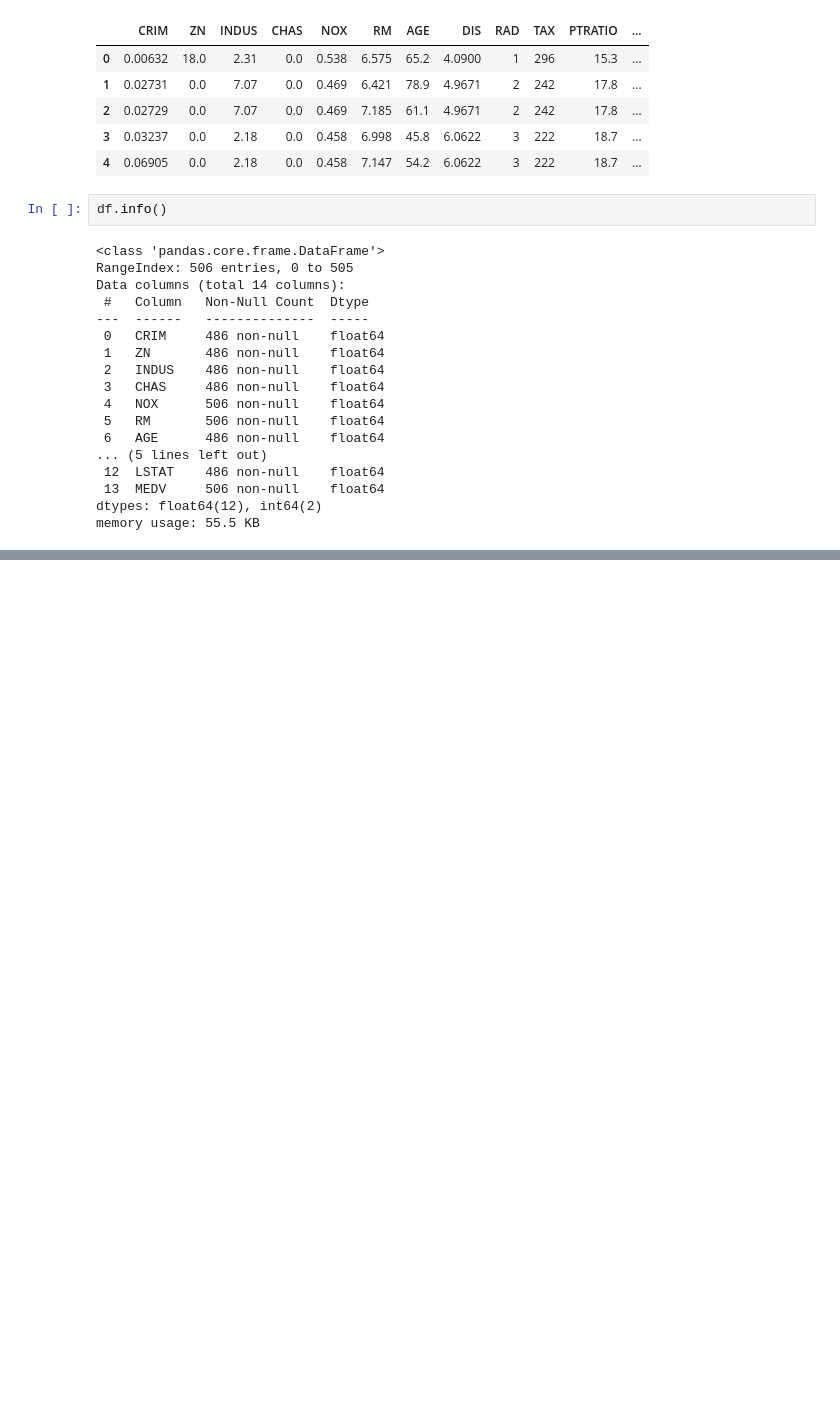
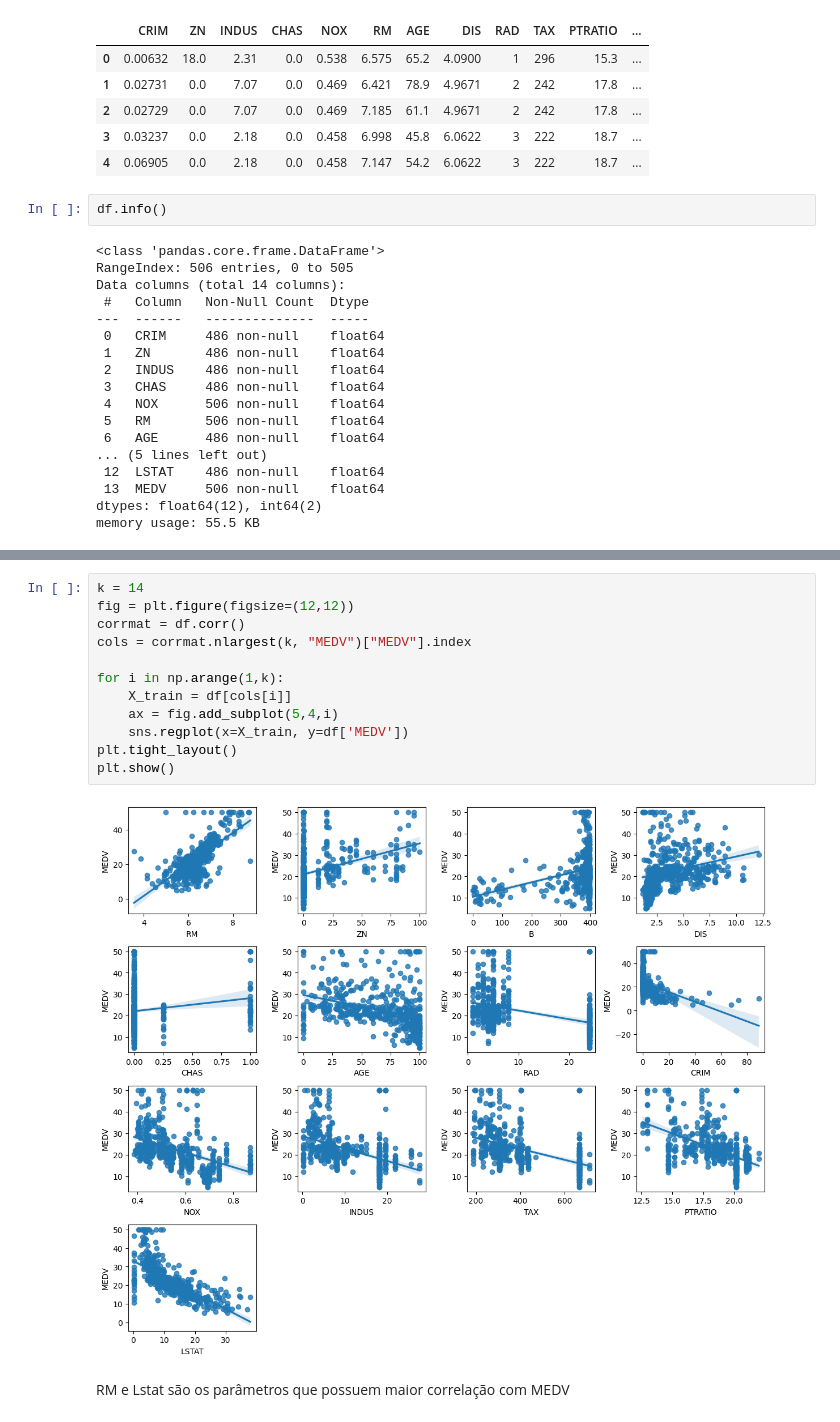
Before and after one commit to tiagodados/Dados, a Jupyter notebook: CASE_BOSTON.ipynb, the cells around one changed output, grey strips where cells are left out. Drawn from its saved outputs; the diff is of its cells as text; blank space fills up the shorter version.

```diff
--- a/CASE_BOSTON.ipynb
+++ b/CASE_BOSTON.ipynb
@@ -204,0 +248,16 @@ sns.heatmap(df.corr(),annot=True)
+# %%
+k = 14
+fig = plt.figure(figsize=(12,12))
+corrmat = df.corr()
+cols = corrmat.nlargest(k, "MEDV")["MEDV"].index
+
+for i in np.arange(1,k):
+    X_train = df[cols[i]]
+    ax = fig.add_subplot(5,4,i)
+    sns.regplot(x=X_train, y=df['MEDV'])
+plt.tight_layout()
+plt.show()
+# %% [output]
+[figure, added]
+# %% [markdown]
+RM e Lstat são os parâmetros que possuem maior correlação com MEDV
```
Also changed, not shown: parts of 21 cells of this notebook.
